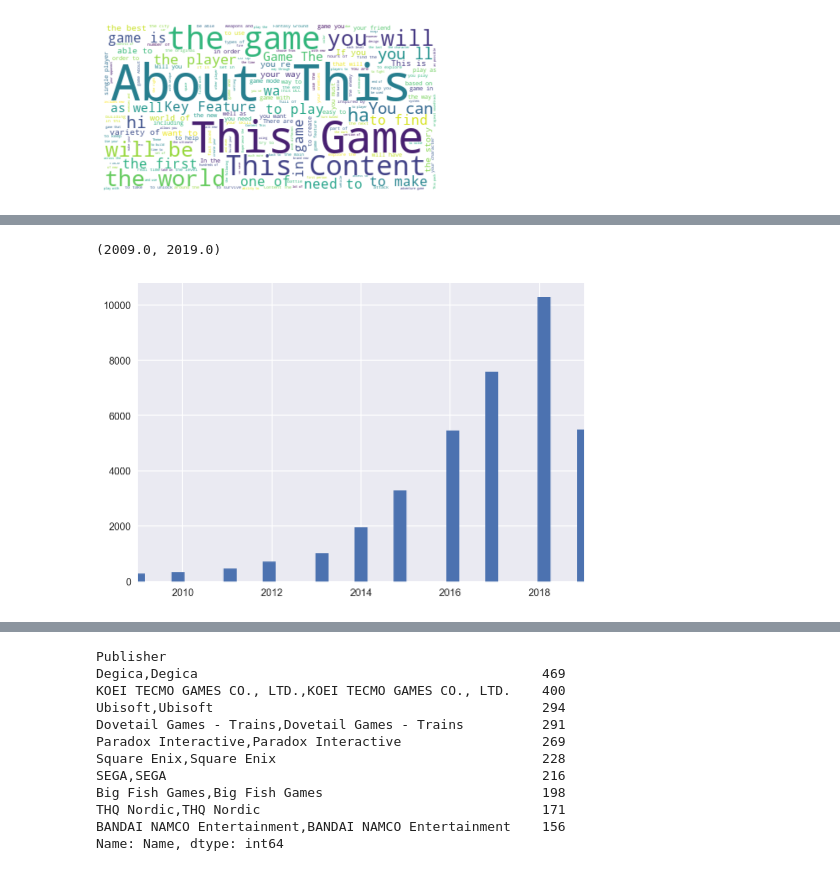
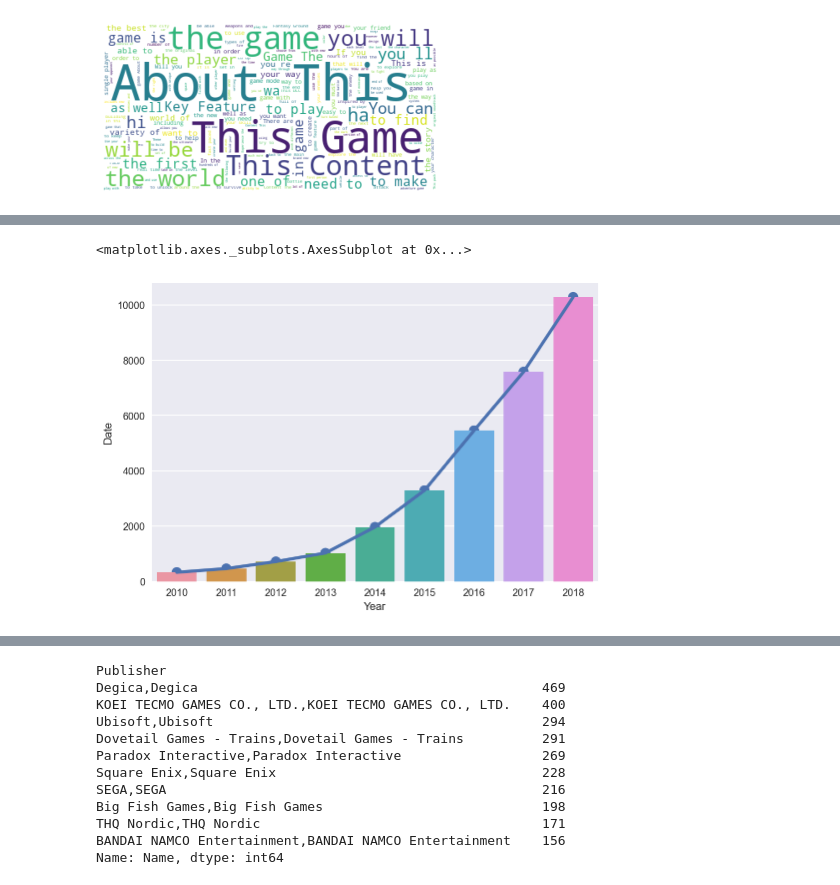
Before and after one commit to syc0521/SteamGames, a Jupyter notebook: notebooks/大作业提纲.ipynb, the cells around one changed output, grey strips where cells are left out. Saved outputs shown, nothing was run; the diff lists cells and outputs as text; code cells hidden in the pictures.

```diff
--- a/notebooks/大作业提纲.ipynb
+++ b/notebooks/大作业提纲.ipynb
@@ -286,9 +298,12 @@ g = g.map(sns.distplot, 'Review', color='#489651')
-# %%
-plt.hist(df.Year,150)
-plt.xlim(2009,2019)
-# %% [output]
-(2009.0, 2019.0)
-[figure, removed]
+# %%
+# 游戏数量变化趋势
+year_pivot = df[(df.Year > 2009) & (df.Year < 2019)].pivot_table(index='Year',aggfunc='count')
+year_pivot.reset_index()
+sns.pointplot(data=year_pivot,x=year_pivot.index,y=year_pivot.Date)
+sns.barplot(data=year_pivot,x=year_pivot.index,y=year_pivot.Date)
+# %% [output]
+<matplotlib.axes._subplots.AxesSubplot at 0x...>
+[figure, added]
 # %%
 # 游戏发售时间热力图
 plt.style.use('ggplot')
```
Also changed, not shown: parts of 6 cells of this notebook.
